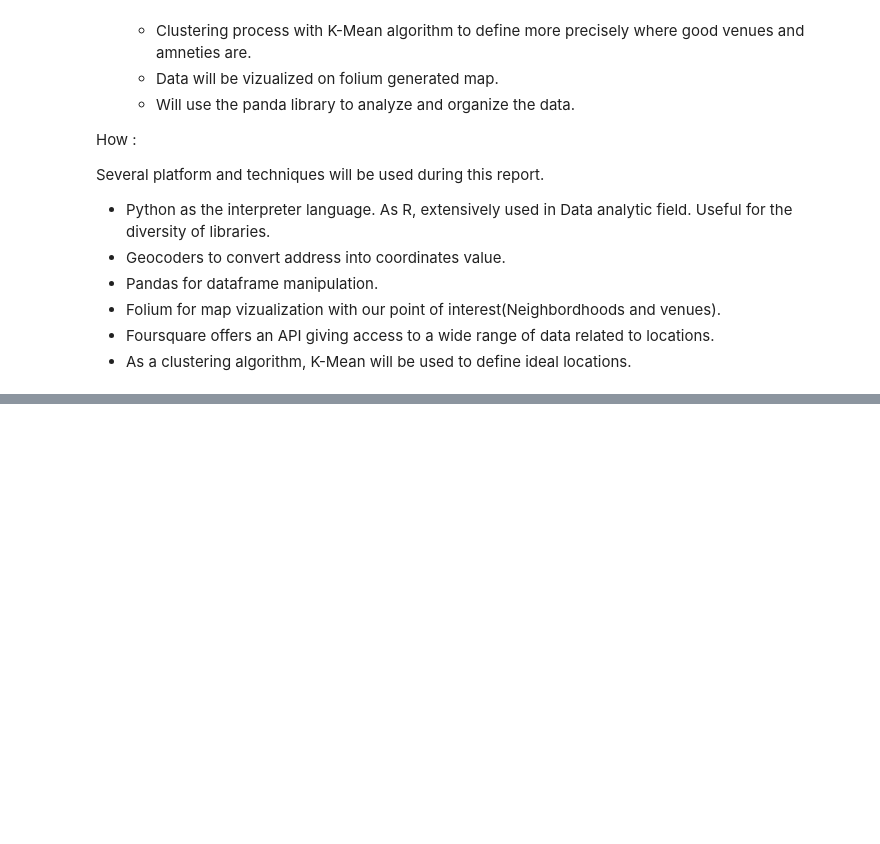
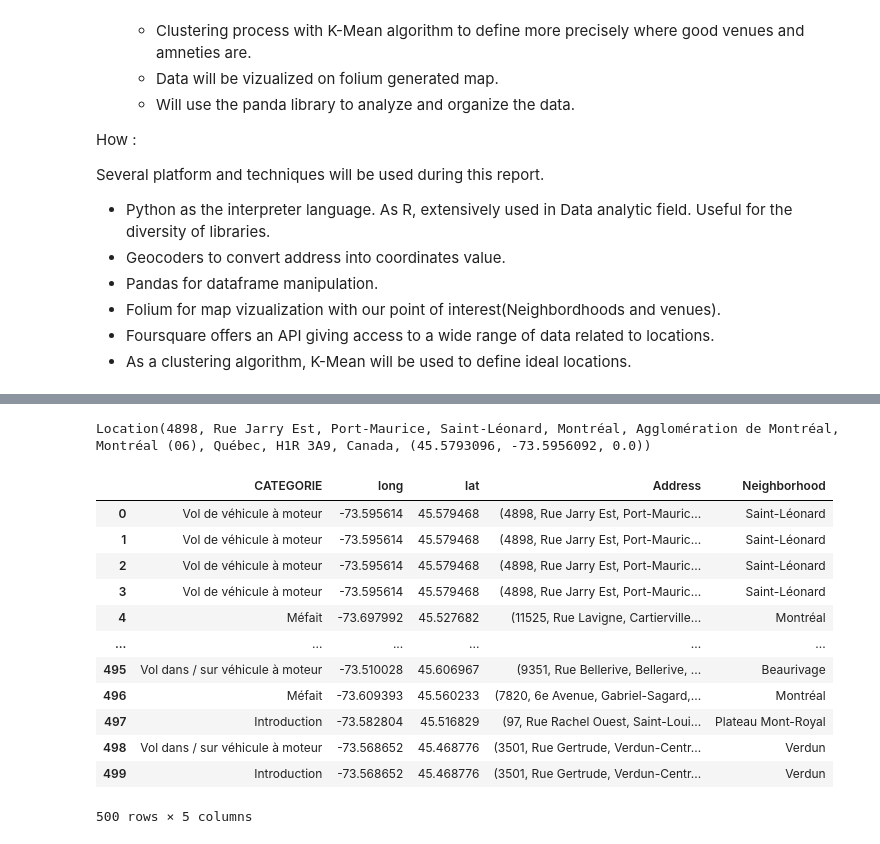
Before and after one commit to AdilEzzaam/Coursera_Capstone, a Jupyter notebook: TheBattleOfNeighbourhoodsW4.ipynb, the cells around one changed output, grey strips where cells are left out. Drawn from its saved outputs; the diff is of its cells as text; code cells hidden in the pictures; blank space fills up the shorter version.

```diff
--- a/TheBattleOfNeighbourhoodsW4.ipynb
+++ b/TheBattleOfNeighbourhoodsW4.ipynb
@@ -289,0 +270,2 @@ montrealcrime.head()
+# %%
+montrealcrime = montrealcrime.tail(1000)
@@ -317,0 +292,12 @@ test
+# %%
+def fGeoToAddr(lat,long):
+    geolocator = Nominatim(user_agent="https")
+    return geolocator.reverse(str(lat)+","+str(long))
+montrealcrime['Address'] = "Test"
+montrealcrime.reset_index(inplace=True,drop=True)
+#print(montrealcrime.at[144159,'Address'])
+for index,row in enumerate(montrealcrime.iterrows()):
+    print(index)
+    montrealcrime.at[index,"Address"] = fGeoToAddr(row[1][2],row[1][1])
+#montrealcrime["long"].iloc[10]
+#test.split(',')[1]
@@ -317,0 +338,25 @@ test
+# %%
+montrealcrime['Neighborhood'] = " "
+# %%
+montrealcrime['Address'][0]
+# %% [output]
+Location(4898, Rue Jarry Est, Port-Maurice, Saint-Léonard, Montréal, Agglomération de Montréal, Montréal (06), Québec, H1R 3A9, Canada, (45.5793096, -73.5956092, 0.0))
+# %%
+for index,row in enumerate(montrealcrime.iterrows()):
+    montrealcrime.at[index,"Neighborhood"] = str(montrealcrime.at[index,"Address"]).split(',')[3]
+# %%
+montrealcrime.head(500)
+# %% [output]
+|  | CATEGORIE | long | lat | Address | Neighborhood |
+| 0 | Vol de véhicule à moteur | -73.595614 | 45.579468 | (4898, Rue Jarry Est, Port-Mauric... | Saint-Léonard |
+| 1 | Vol de véhicule à moteur | -73.595614 | 45.579468 | (4898, Rue Jarry Est, Port-Mauric... | Saint-Léonard |
+| 2 | Vol de véhicule à moteur | -73.595614 | 45.579468 | (4898, Rue Jarry Est, Port-Mauric... | Saint-Léonard |
+| 3 | Vol de véhicule à moteur | -73.595614 | 45.579468 | (4898, Rue Jarry Est, Port-Mauric... | Saint-Léonard |
+| 4 | Méfait | -73.697992 | 45.527682 | (11525, Rue Lavigne, Cartierville... | Montréal |
+| ... | ... | ... | ... | ... | ... |
+| 495 | Vol dans / sur véhicule à moteur | -73.510028 | 45.606967 | (9351, Rue Bellerive, Bellerive, ... | Beaurivage |
+| 496 | Méfait | -73.609393 | 45.560233 | (7820, 6e Avenue, Gabriel-Sagard,... | Montréal |
+| 497 | Introduction | -73.582804 | 45.516829 | (97, Rue Rachel Ouest, Saint-Loui... | Plateau Mont-Royal |
+| 498 | Vol dans / sur véhicule à moteur | -73.568652 | 45.468776 | (3501, Rue Gertrude, Verdun-Centr... | Verdun |
+| 499 | Introduction | -73.568652 | 45.468776 | (3501, Rue Gertrude, Verdun-Centr... | Verdun |
+500 rows × 5 columns
```
Also changed, not shown: parts of 14 cells of this notebook.
